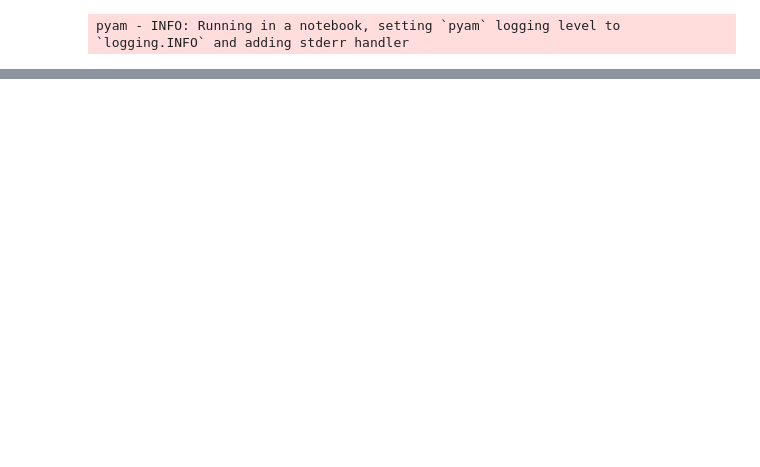
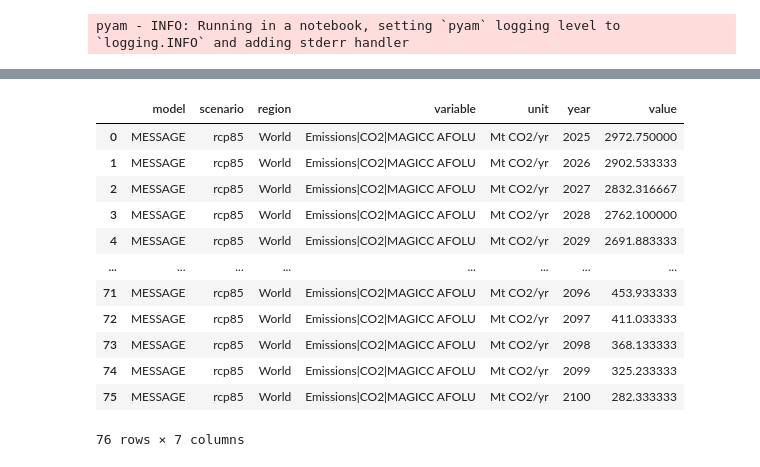
Before and after one commit to GranthamImperial/silicone_examples, a Jupyter notebook: notebooks/Infill_stylised_path.ipynb, the cells around one changed output, grey strips where cells are left out. Saved outputs shown, nothing was run; the diff lists cells and outputs as text; code cells hidden in the pictures; blank space fills up the shorter version.

```diff
--- a/notebooks/Infill_stylised_path.ipynb
+++ b/notebooks/Infill_stylised_path.ipynb
@@ -54,0 +125,16 @@ Series([], Name: scenario, dtype: object)
+# %%
+ELU85.data
+# %% [output]
+|  | model | scenario | region | variable | unit | year | value |
+| 0 | MESSAGE | rcp85 | World | Emissions|CO2|MAGICC AFOLU | Mt CO2/yr | 2025 | 2972.750000 |
+| 1 | MESSAGE | rcp85 | World | Emissions|CO2|MAGICC AFOLU | Mt CO2/yr | 2026 | 2902.533333 |
+| 2 | MESSAGE | rcp85 | World | Emissions|CO2|MAGICC AFOLU | Mt CO2/yr | 2027 | 2832.316667 |
+| 3 | MESSAGE | rcp85 | World | Emissions|CO2|MAGICC AFOLU | Mt CO2/yr | 2028 | 2762.100000 |
+| 4 | MESSAGE | rcp85 | World | Emissions|CO2|MAGICC AFOLU | Mt CO2/yr | 2029 | 2691.883333 |
+| ... | ... | ... | ... | ... | ... | ... | ... |
+| 71 | MESSAGE | rcp85 | World | Emissions|CO2|MAGICC AFOLU | Mt CO2/yr | 2096 | 453.933333 |
+| 72 | MESSAGE | rcp85 | World | Emissions|CO2|MAGICC AFOLU | Mt CO2/yr | 2097 | 411.033333 |
+| 73 | MESSAGE | rcp85 | World | Emissions|CO2|MAGICC AFOLU | Mt CO2/yr | 2098 | 368.133333 |
+| 74 | MESSAGE | rcp85 | World | Emissions|CO2|MAGICC AFOLU | Mt CO2/yr | 2099 | 325.233333 |
+| 75 | MESSAGE | rcp85 | World | Emissions|CO2|MAGICC AFOLU | Mt CO2/yr | 2100 | 282.333333 |
+76 rows × 7 columns
```
Also changed, not shown: parts of 17 cells of this notebook, 2 other files.
